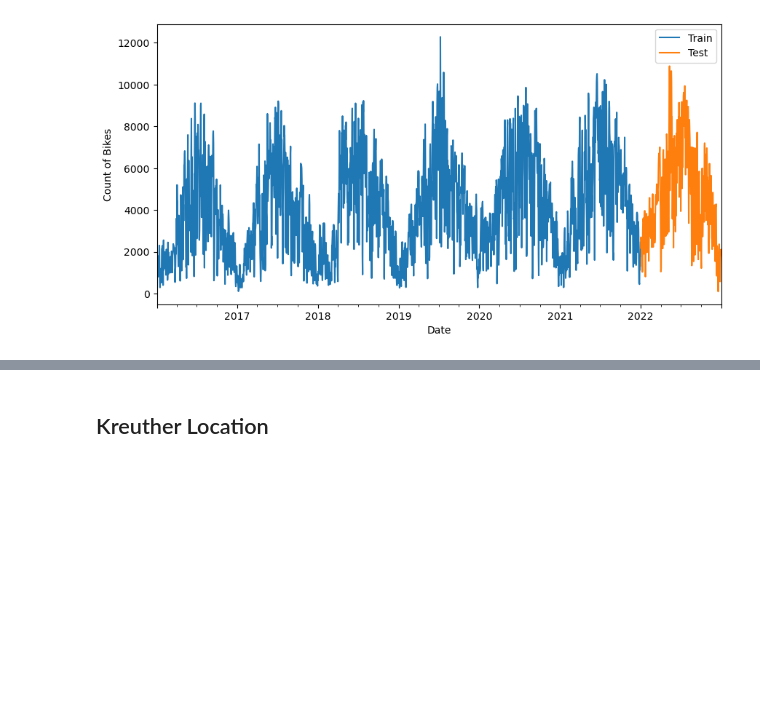
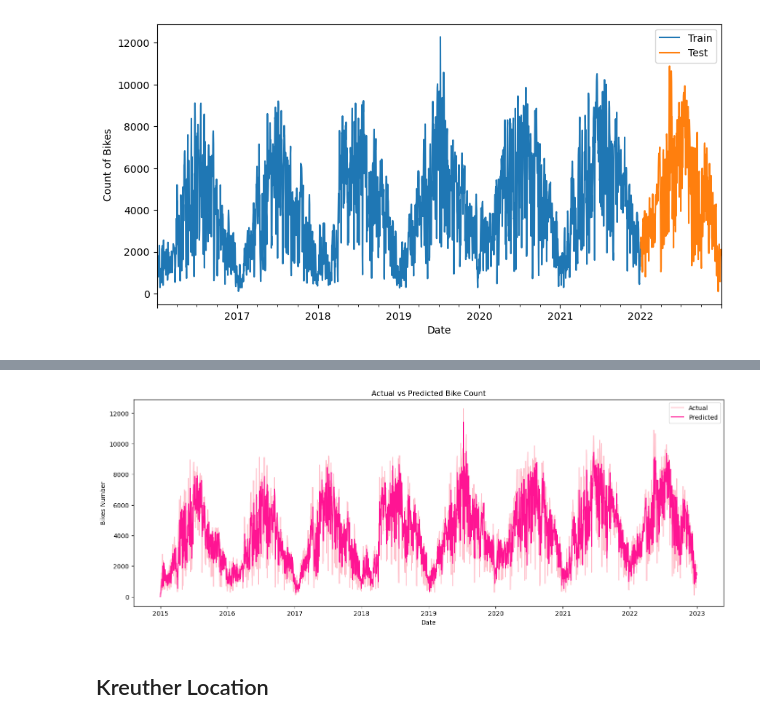
Before and after one commit to cap7586/CaroPeThesis, a Jupyter notebook: Munich_Complete_Analysis/Muc.ipynb, the cells around one changed output, grey strips where cells are left out. Cells and saved outputs as stored; diff of their text form; code cells hidden in the pictures; blank space fills up the shorter version.

```diff
--- a/Munich_Complete_Analysis/Muc.ipynb
+++ b/Munich_Complete_Analysis/Muc.ipynb
@@ -835,3 +836,25 @@ Date
 2022-01-04  2157.0
 2022-01-05  1948.0
 [figure]
+# %%
+df_m_e_model.info()
+time_series = df_m_e_model['Total']
+
+# Now time_series is a pandas Series containing the time series data
+
+# Import ARIMA model from statsmodels
+from statsmodels.tsa.arima.model import ARIMA
+
+# Define the order for ARIMA model (p, d, q)
+order = (13, 1, 1)
+
+# Instantiate ARIMA model
+arima_model = ARIMA(time_series, order=order)
+
+# Fit ARIMA model
+arima_fit = arima_model.fit()
+
+predictions = arima_fit.predict()
+
+# Print summary of the model
+print(arima_fit.summary())
@@ -838,3 +887,15 @@ Date
+# %%
+# Plot actual values and predictions
+plt.figure(figsize=(17, 6))
+plt.plot(time_series, label='Actual', color='pink')
+plt.plot(predictions, color='deeppink', label='Predicted')
+plt.title('Actual vs Predicted Bike Count')
+plt.xlabel('Date')
+plt.ylabel('Bikes Number')
+plt.legend()
+plt.show()
+# %% [output]
+[figure, added]
 # %% [markdown]
 ## Kreuther Location
 # %%
```
Also changed, not shown: parts of 3 cells of this notebook, 1 other file.
